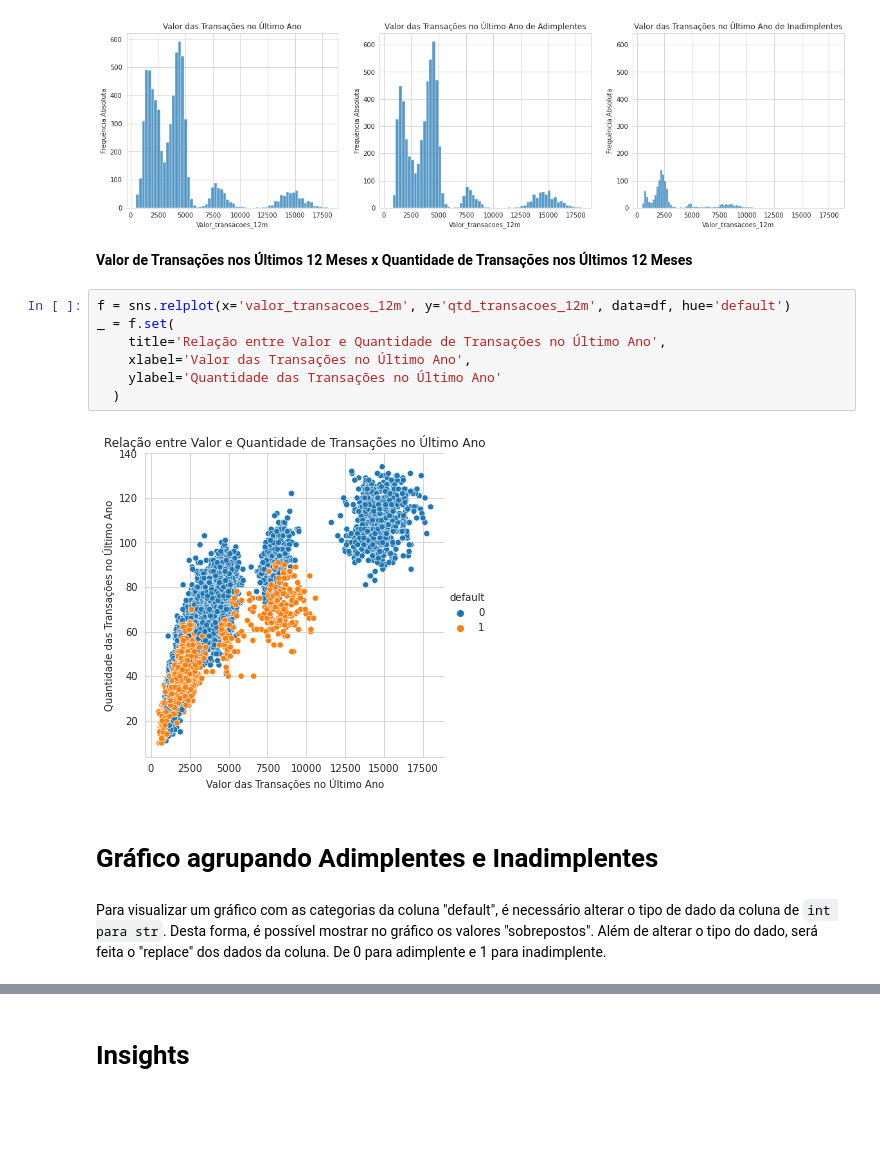
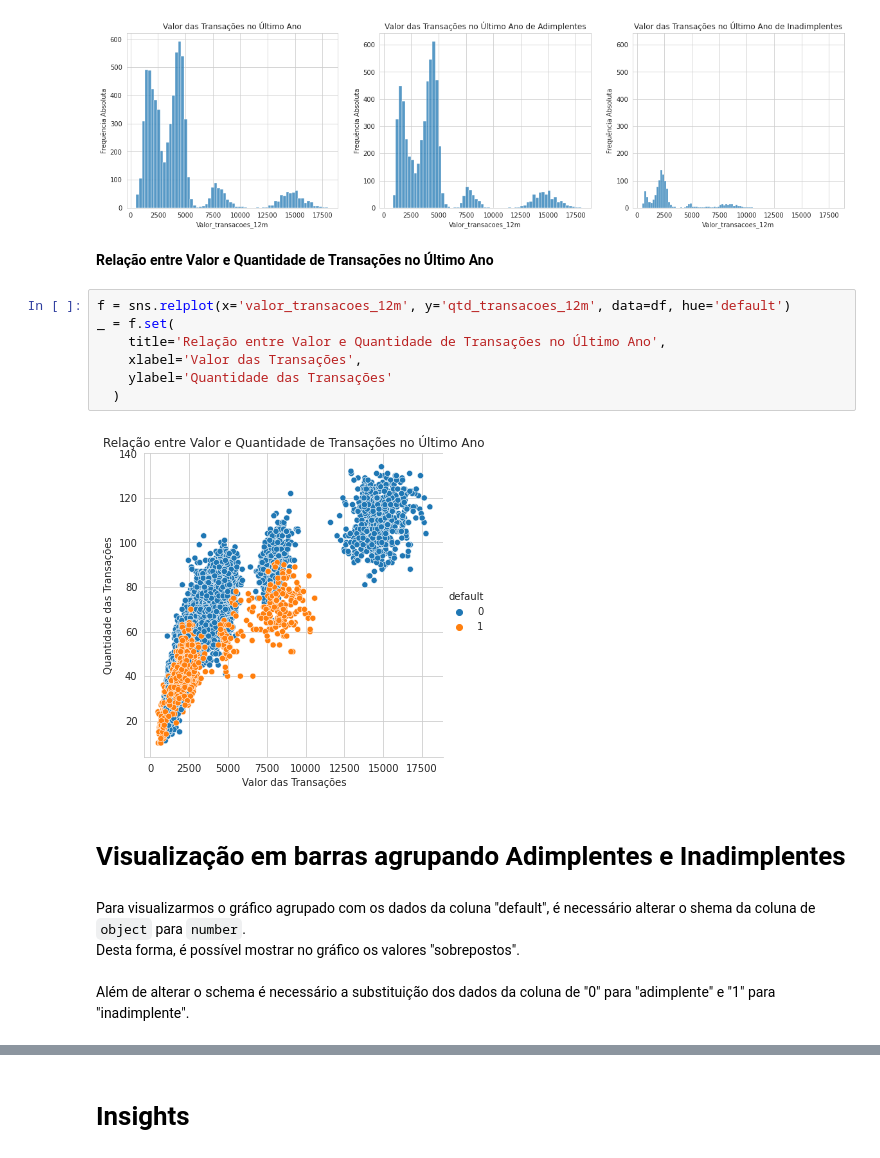
Before and after one commit to narcisonascimento/ebac-python-projeto-final, a Jupyter notebook: ebac-python-projeto-final.ipynb, the cells around one changed output, grey strips where cells are left out. Drawn from its saved outputs; the diff is of its cells as text; blank space fills up the shorter version.

```diff
--- a/ebac-python-projeto-final.ipynb
+++ b/ebac-python-projeto-final.ipynb
@@ -514,19 +549,21 @@ for dataframe in [df, df_adimplente, df_inadimplente]:
 figura.show()
 # %% [output]
 [figure]
-# %% [markdown]
-**Valor de Transações nos Últimos 12 Meses x Quantidade de Transações nos Últimos 12 Meses**
+# %% [markdown]
+**Relação entre Valor e Quantidade de Transações no Último Ano**
 # %%
 f = sns.relplot(x='valor_transacoes_12m', y='qtd_transacoes_12m', data=df, hue='default')
 _ = f.set(
     title='Relação entre Valor e Quantidade de Transações no Último Ano',
-    xlabel='Valor das Transações no Último Ano',
-    ylabel='Quantidade das Transações no Último Ano'
+    xlabel='Valor das Transações',
+    ylabel='Quantidade das Transações'
   )
 # %% [output]
-[figure, old version]
+[figure, new version]
 # %% [markdown]
-# **Gráfico agrupando Adimplentes e Inadimplentes**
+# Visualização em barras agrupando Adimplentes e Inadimplentes
 # %% [markdown]
-Para visualizar um gráfico com as categorias da coluna "default", é necessário alterar o tipo de dado da coluna de `int para str`. Desta forma, é possível mostrar no gráfico os valores "sobrepostos". Além de alterar o tipo do dado, será feita o "replace" dos dados da coluna. De 0 para adimplente e 1 para inadimplente.
+Para visualizarmos o gráfico agrupado com os dados da coluna "default", é necessário alterar o shema da coluna de `object` para `number`.<br/>
+Desta forma, é possível mostrar no gráfico os valores "sobrepostos".<br/><br/>
+Além de alterar o schema é necessário a substituição dos dados da coluna de "0" para "adimplente" e "1" para "inadimplente".
 # %%
```
Also changed, not shown: parts of 76 cells of this notebook.
